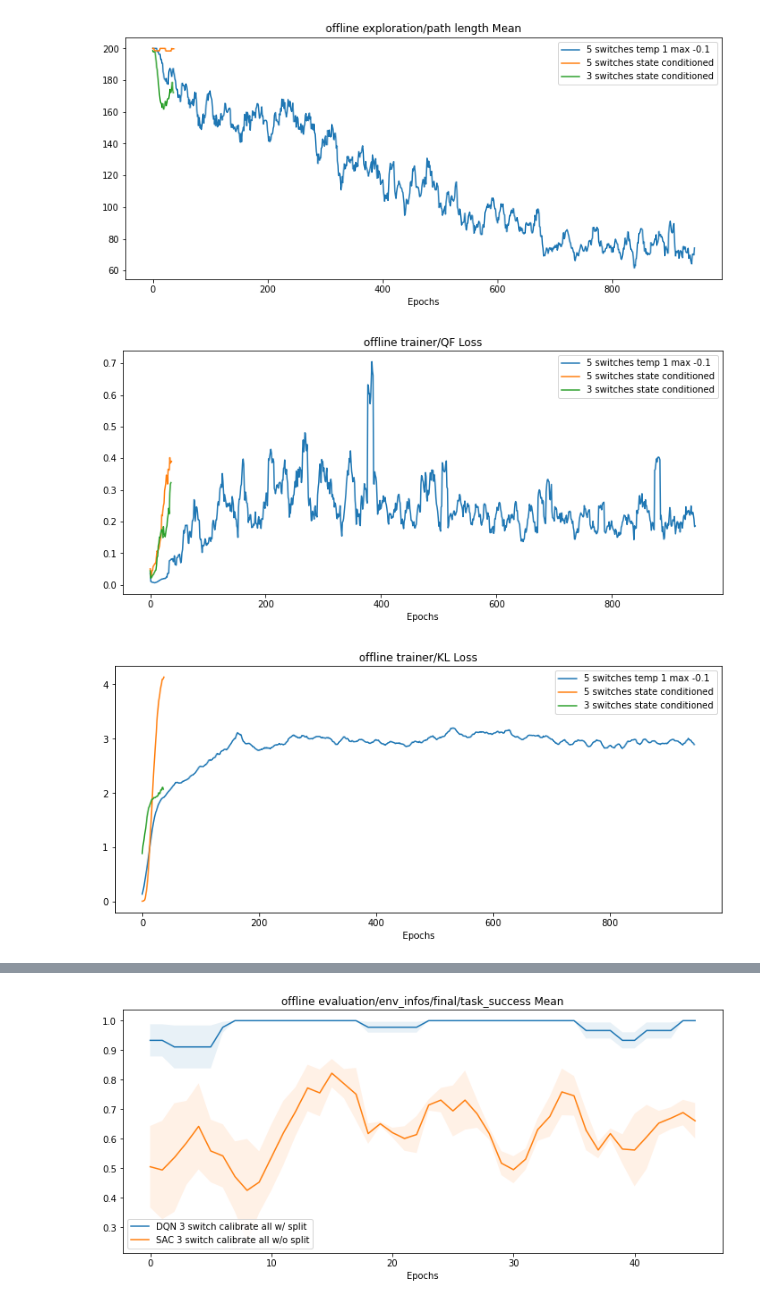
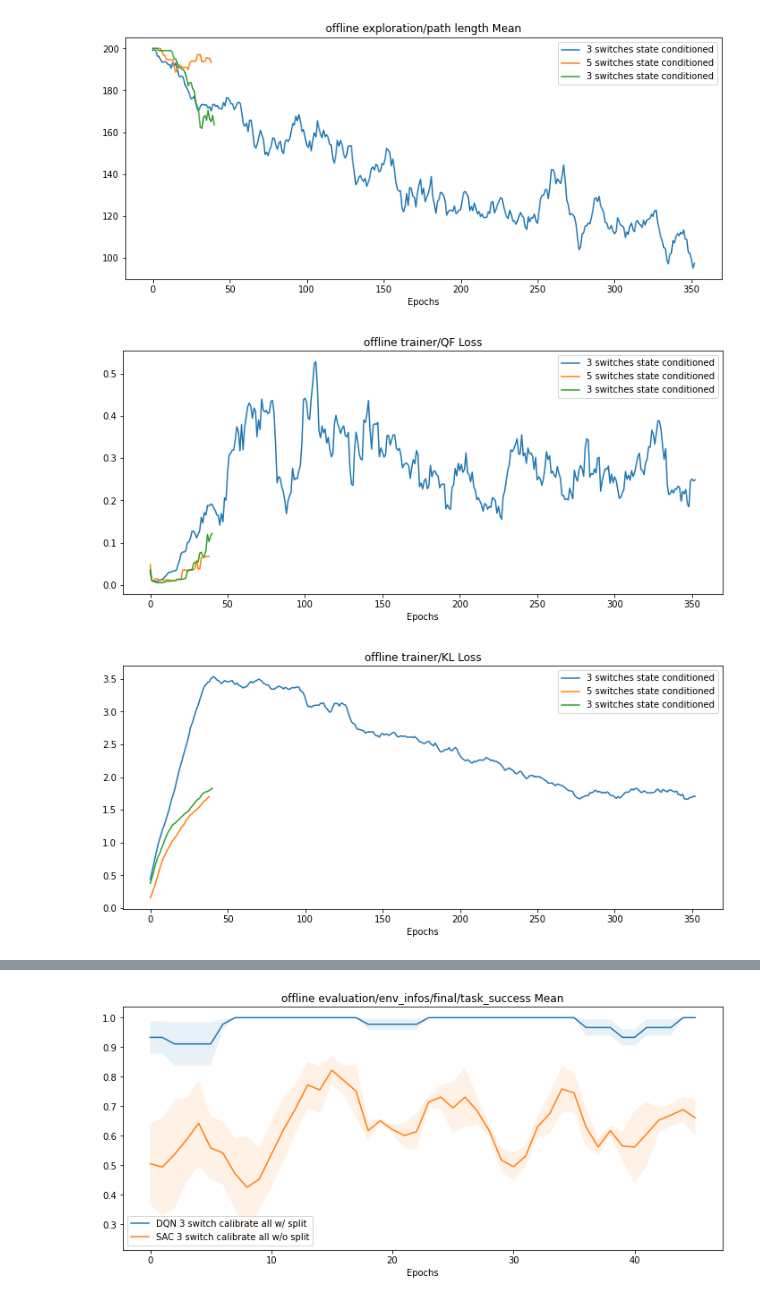
Before and after one commit to 00schen/CursorControl, a Jupyter notebook: image/plots.ipynb, the cells around one changed output, grey strips where cells are left out. Cells and saved outputs as stored; diff of their text form; code cells hidden in the pictures.

Commit message:
reduce DQN grad steps

```diff
--- a/image/plots.ipynb
+++ b/image/plots.ipynb
@@ -119,15 +119,19 @@ i0 = [0], '5 switches temp 1 max -0.1'
 i1 = [1], '5 switches temp 1 max -0.1 (cont.)'
 i2 = [2], '5 switches temp 1 max -0.1 (cont.)'
 
-# 1m buffer, 1/2 grad step per step
+# 1m buffer, 1/5 grad step per step
 i3 = [3], '5 switches state conditioned'
 i4 = [4], '3 switches state conditioned'
+
+# 1m buffer, 1/10 grad step per step
+i5 = [5], '5 switches state conditioned'
+i6 = [6], '3 switches state conditioned'
 
 metrics = ['exploration/env_infos/final/task_success Mean', 'exploration/path length Mean',
            'trainer/QF Loss', 'trainer/KL Loss', 'trainer/Q Predictions Max', 'exploration/Average Returns']
 
 
-index_sets = [i0, i3, i4]
+index_sets = [i4, i5, i6]
 window = 10
 plot(dfs, metrics)
 # %% [output]
@@ -135,3 +139,3 @@ plot(dfs, metrics)
-[figure, old version]
+[figure, new version]
-[figure, old version]
+[figure, new version]
-[figure, old version]
+[figure, new version]
```
Also changed, not shown: parts of 2 cells of this notebook, 1 other file.
